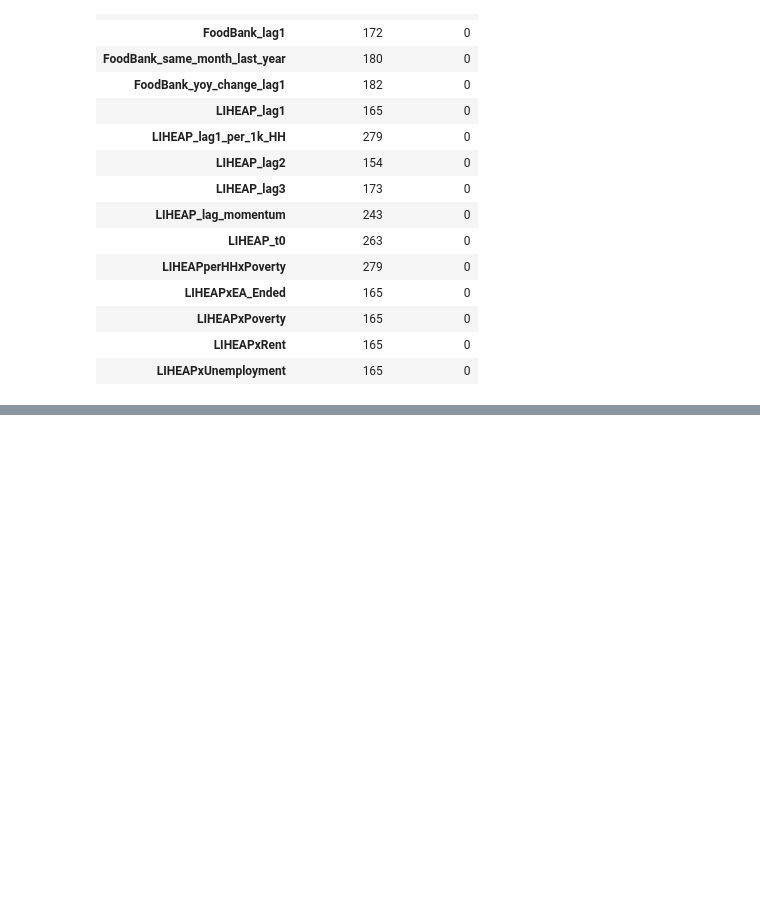
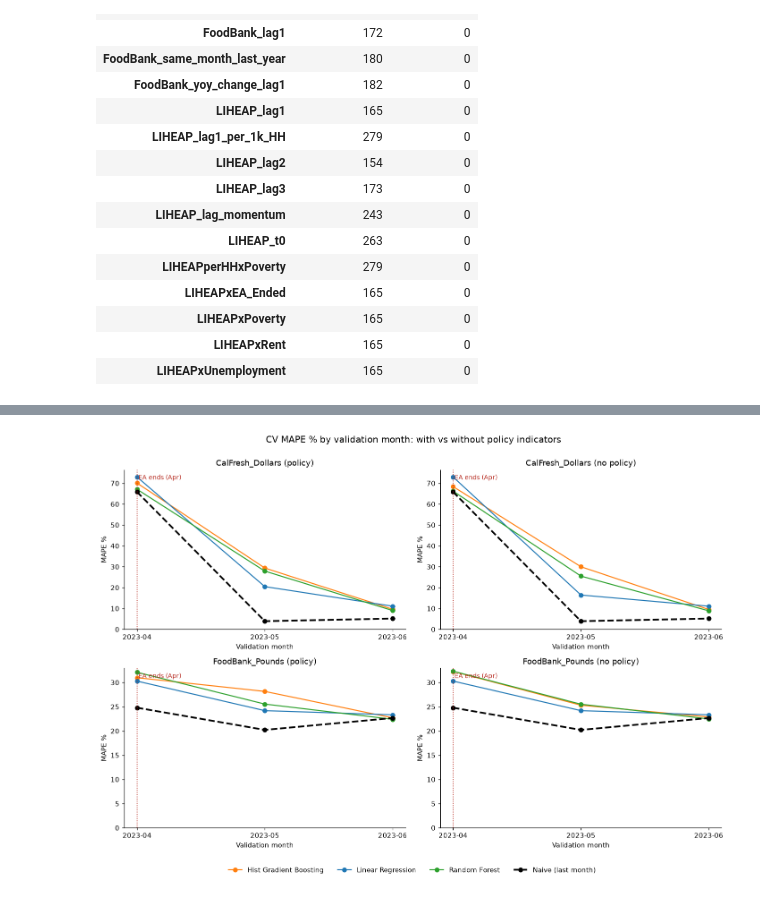
Before and after one commit to AHayslip23/LIHEAP_Project, a Jupyter notebook: Predictive_Modeling.ipynb, the cells around one changed output, grey strips where cells are left out. Cells and saved outputs as stored; diff of their text form; code cells hidden in the pictures; blank space fills up the shorter version.

Commit message:
Commit #5
Final commit for Predictive_Modeling.ipynb for checkpoint 8

```diff
--- a/Predictive_Modeling.ipynb
+++ b/Predictive_Modeling.ipynb
@@ -468,0 +687,5 @@ Rows with a CalFresh target: 850; with a food bank target: 681
+# %%
+fold_table = pd.concat([r["folds"] for r in runs.values()], ignore_index=True)
+for target in TARGETS:
+    print(f"\n=== {target}: per-fold CV metrics ===")
+    display(fold_table[fold_table["Target"] == target].drop(columns="Target").round(3))
@@ -468,0 +731,89 @@ Rows with a CalFresh target: 850; with a food bank target: 681
+# %%
+# Naive baseline per validation month: predict this month = last month
+def naive_by_month(target):
+    lag = HISTORY[target][0]
+    x = data.dropna(subset=[target])
+    if target == "FoodBank_Pounds":
+        x = x[x["FoodBank_lag1_missing"] == 0]
+    rows = []
+    for m in sorted(fold_table["Val month"].unique()):
+        g = x[x["Month_Year"] == m]
+        a, p = np.log1p(g[target]), np.log1p(g[lag])
+        rows.append({"Target": target, "Model": "Naive (last month)", "Version": "-", "Val month": m,
+                     "Regime": regime(m),
+                     "RMSE (log)": ((a - p) ** 2).mean() ** 0.5,
+                     "MAE (log)": (a - p).abs().mean(),
+                     "R2 (log)": r2_score(a, p),
+                     "Bias (log)": (a - p).mean(),
+                     "MAE (units)": (g[target] - g[lag]).abs().mean(),
+                     "MAPE %": ((g[lag] - g[target]).abs() / g[target]).mean() * 100})
+    return pd.DataFrame(rows)
+
+
+fold_all = pd.concat([fold_table] + [naive_by_month(t) for t in TARGETS], ignore_index=True)
+
+# Mean of each metric by regime (EA transition = 1 fold, Post-EA = average of 2 folds)
+METRICS = ["RMSE (log)", "MAE (log)", "R2 (log)", "Bias (log)", "MAPE %"]
+regime_table = (fold_all.groupby(["Target", "Model", "Version", "Regime"])[METRICS]
+                .mean().round(3).reset_index())
+
+for target in TARGETS:
+    print(f"\n=== {target}: CV metrics by policy regime ===")
+    print("Bias: + = under-predicts, - = over-predicts. EA transition = April fold; Post-EA = mean of May-June folds.")
+    wide = (regime_table[regime_table["Target"] == target]
+            .pivot_table(index=["Model", "Version"], columns="Regime", values=METRICS)
+            .reindex(columns=METRICS, level=0)
+            .reindex(columns=["EA transition", "Post-EA"], level=1))
+    display(wide.round(3))
+
+
+# Four panels per metric: one per target and policy version
+MODEL_COLORS = {"Linear Regression": "#1f77b4", "Random Forest": "#2ca02c",
+                "Hist Gradient Boosting": "#ff7f0e"}
+PANELS = [(t, v) for t in TARGETS for v in ["With policy", "Without policy"]]
+
+
+def plot_metric_panels(metric):
+    fig, axes = plt.subplots(2, 2, figsize=(13, 9))
+    for ax, (target, version) in zip(axes.flat, PANELS):
+        sub = fold_all[fold_all["Target"] == target]
+        models = sub[sub["Version"] == version]
+        naive = sub[sub["Model"] == "Naive (last month)"].sort_values("Val month")
+
+        # One line per model for this target and policy version
+        for model, g in models.groupby("Model"):
+            g = g.sort_values("Val month")
+            ax.plot(g["Val month"], g[metric], marker="o", color=MODEL_COLORS[model], label=model)
+
+        # Naive baseline in every panel as the reference line
+        ax.plot(naive["Val month"], naive[metric], marker="o", color="black", lw=2.5, ls="--",
+                label="Naive (last month)")
+
+        ax.axvline("2023-04", color="#b42318", ls=":", lw=1.2)
+        ax.text(0.05, 0.97, "EA ends (Apr)", color="#b42318", transform=ax.transAxes, va="top", fontsize=9)
+        if metric.startswith("Bias"):
+            ax.axhline(0, color="#888", lw=1)
+        policy_label = "policy" if version == "With policy" else "no policy"
+        ax.set_title(f"{target} ({policy_label})")
+        ax.set_xlabel("Validation month")
+        ax.set_ylabel(metric)
+
+    # Same y-axis within each target, so the policy and no-policy panels are directly comparable
+    for row in range(2):
+        lo = min(axes[row, 0].get_ylim()[0], axes[row, 1].get_ylim()[0])
+        hi = max(axes[row, 0].get_ylim()[1], axes[row, 1].get_ylim()[1])
+        if not metric.startswith("Bias"):
+            lo = 0
+        for col in range(2):
+            axes[row, col].set_ylim(lo, hi)
+
+    # One shared legend below the four panels
+    handles, labels = axes[0, 0].get_legend_handles_labels()
+    fig.legend(handles, labels, loc="lower center", ncol=4, frameon=False, fontsize=10)
+    fig.suptitle(f"CV {metric} by validation month: with vs without policy indicators", fontsize=13, y=1.0)
+    plt.tight_layout(rect=[0, 0.05, 1, 1])
+    plt.show()
+
+
+plot_metric_panels("MAPE %")
+# %% [output]
@@ -468,0 +844 @@ Rows with a CalFresh target: 850; with a food bank target: 681
+[figure, added]
```
Also changed, not shown: parts of 61 cells of this notebook.
